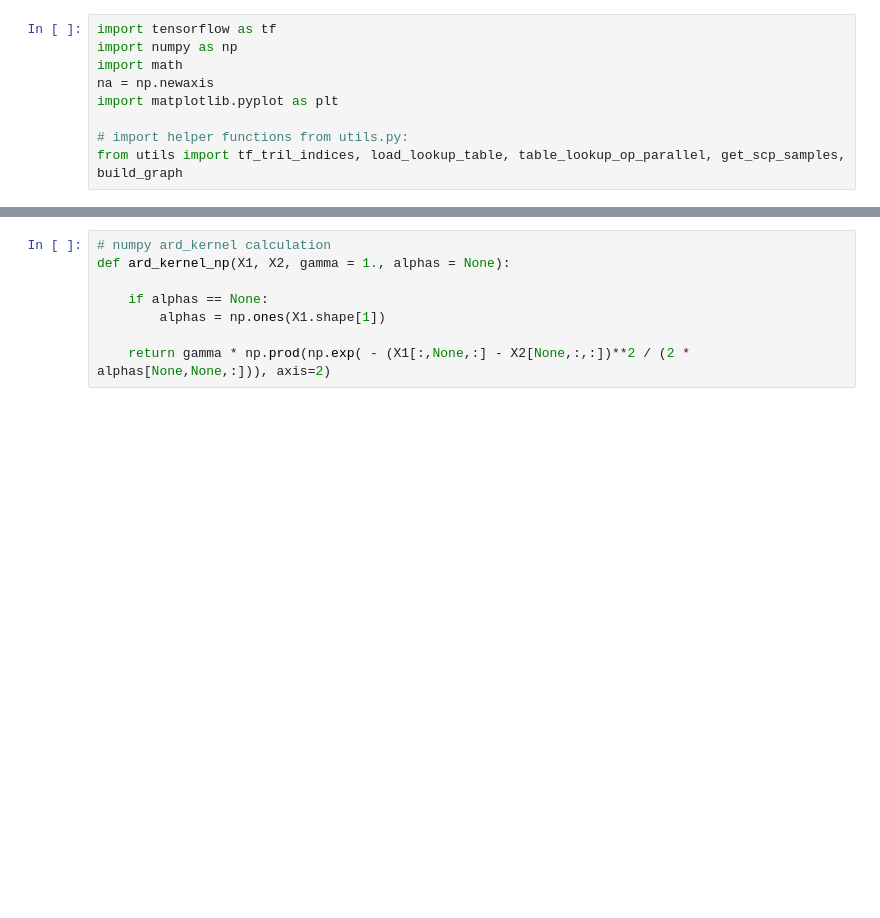
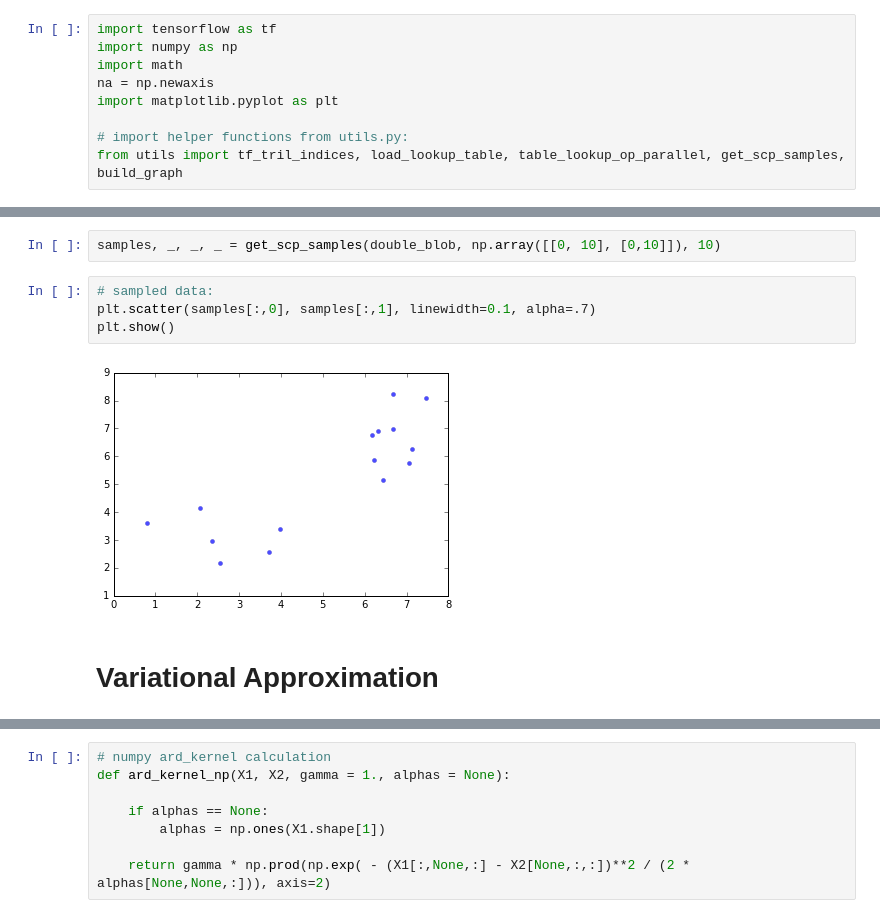
Before and after one commit to maxkohlbrenner/pmai-vi-gpmpp, a Jupyter notebook: main.ipynb, the cells around one changed output, grey strips where cells are left out. Cells and saved outputs as stored; diff of their text form; blank space fills up the shorter version.

```diff
--- a/main.ipynb
+++ b/main.ipynb
@@ -23,3 +42,13 @@ from utils import tf_tril_indices, load_lookup_table, table_lookup_op_parallel,
+# %%
+samples, _, _, _ = get_scp_samples(double_blob, np.array([[0, 10], [0,10]]), 10)
+# %%
+# sampled data:
+plt.scatter(samples[:,0], samples[:,1], linewidth=0.1, alpha=.7)
+plt.show()
+# %% [output]
+[figure, added]
+# %% [markdown]
+# Variational Approximation
 # %%
 ## ######## ##
 # PARAMETERS #
```
Also changed, not shown: parts of 8 cells of this notebook, 1 other file.
